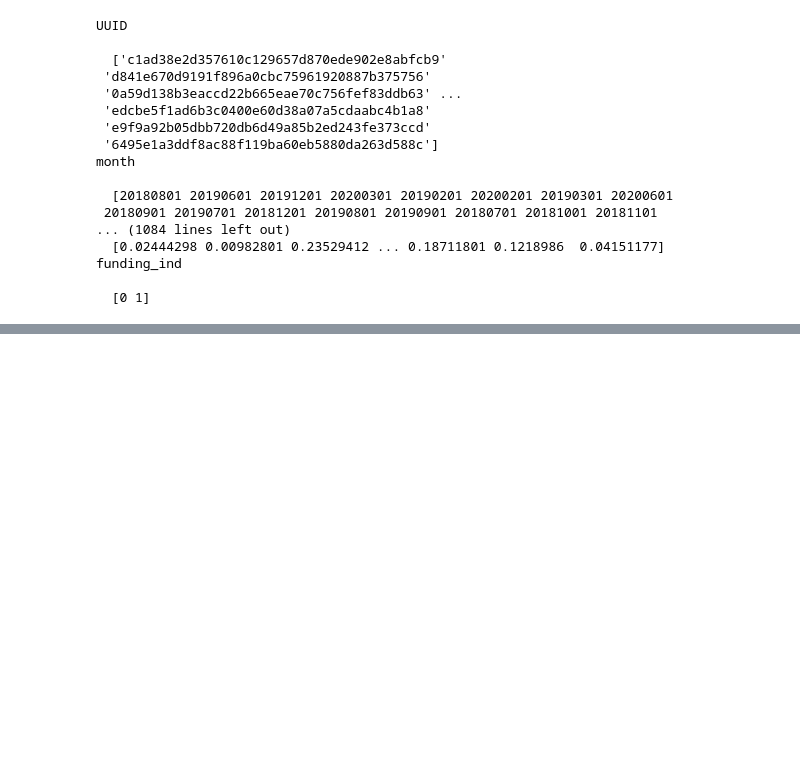
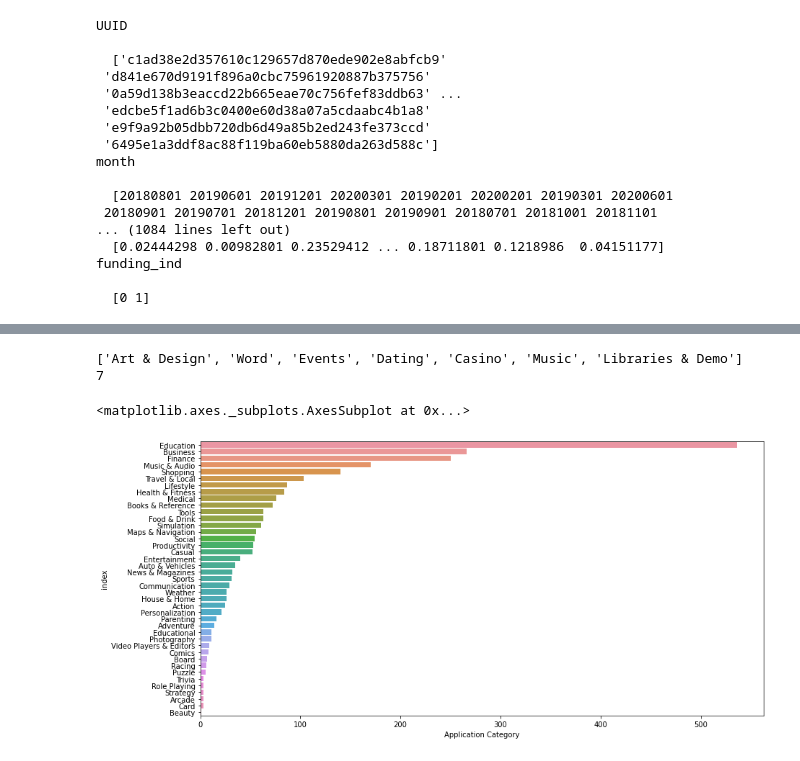
Before and after one commit to anshudhanshu/Startups-Funding-Prediction, a Jupyter notebook: Sudhanshu_Rawat_Team_5_Capstone_Project.ipynb, the cells around one changed output, grey strips where cells are left out. Cells and saved outputs as stored; diff of their text form; code cells hidden in the pictures; blank space fills up the shorter version.

```diff
--- a/Sudhanshu_Rawat_Team_5_Capstone_Project.ipynb
+++ b/Sudhanshu_Rawat_Team_5_Capstone_Project.ipynb
@@ -496,0 +747,14 @@ funding_ind
+# %%
+# Application categories that are not funded so far
+not_funded_cat =  [ele for ele in total_cat if ele not in funded_cat]
+print(not_funded_cat)
+print(len(not_funded_cat))
+# %% [output]
+['Art & Design', 'Word', 'Events', 'Dating', 'Casino', 'Music', 'Libraries & Demo']
+7
+# %%
+plt.figure(figsize=(14,7))
+sns.barplot(x = 'Application Category',y = 'index',data =cleaned_df[cleaned_df['funding_ind']==1]['Application Category'].value_counts().reset_index())
+# %% [output]
+<matplotlib.axes._subplots.AxesSubplot at 0x...>
+[figure, added]
```
Also changed, not shown: parts of 52 cells of this notebook.
